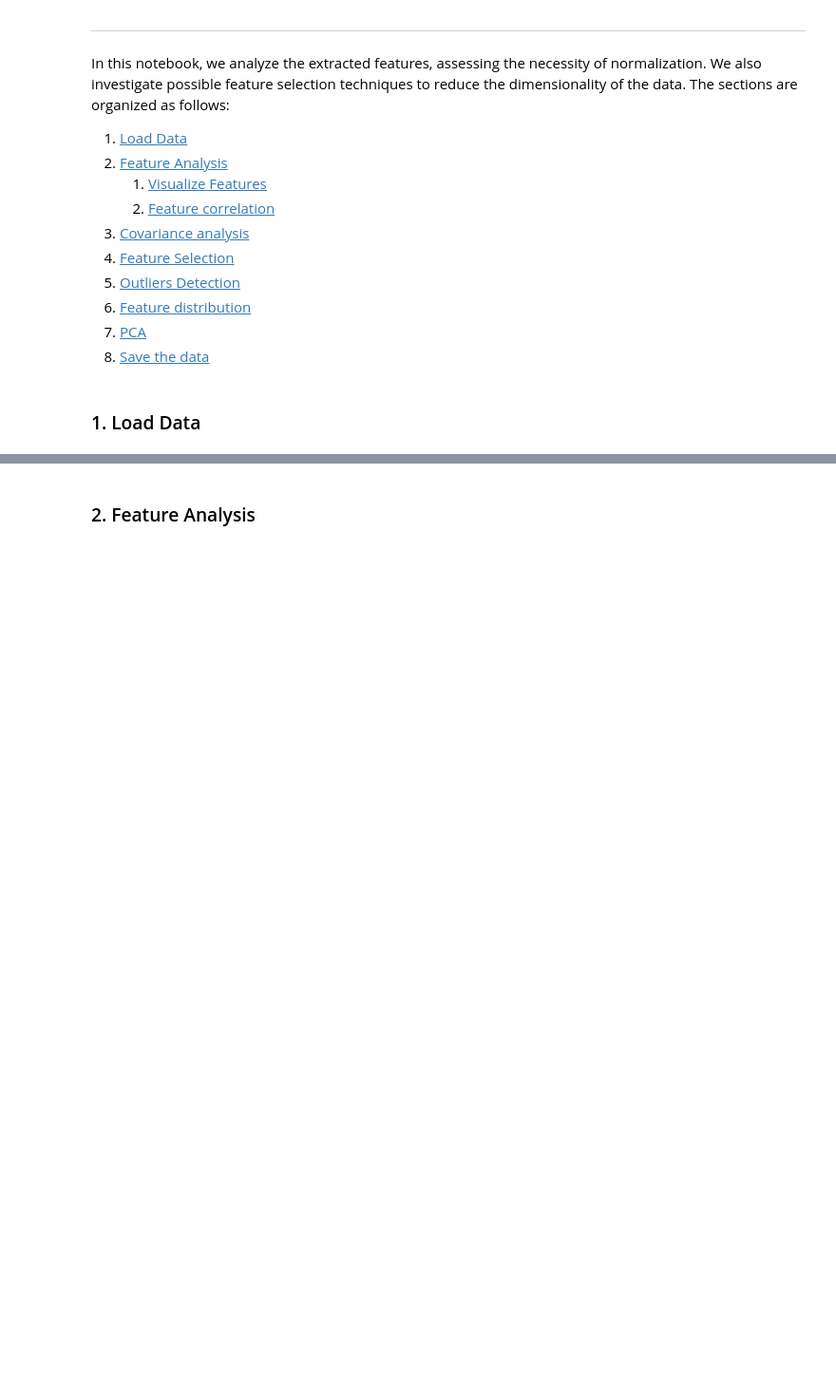
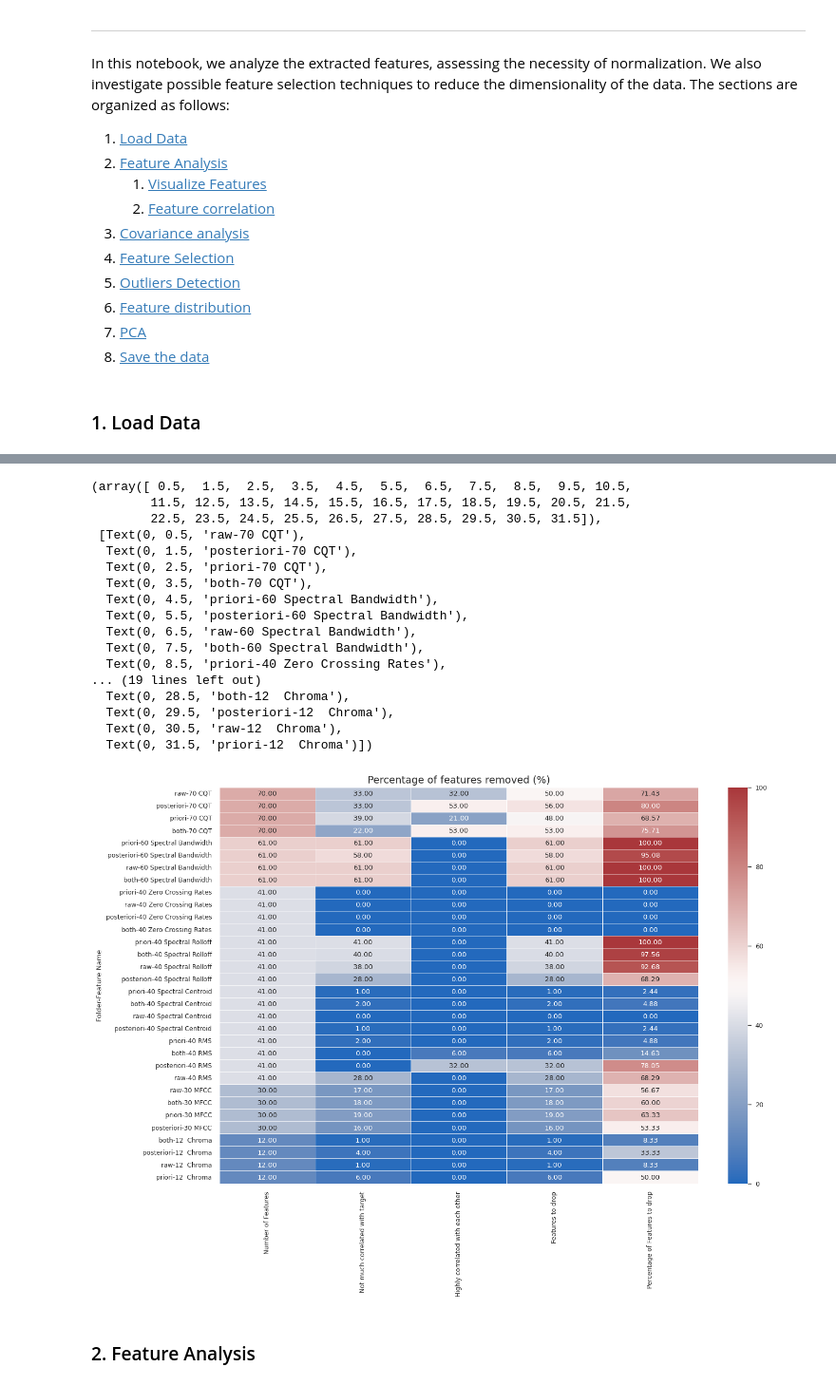
Before and after one commit to DavideLigari01/advanced-biomedical-project, a Jupyter notebook: notebooks/feature_analysis/remove_correlated_features.ipynb, the cells around one changed output, grey strips where cells are left out. Shown at 95% size. Cells and saved outputs as stored; diff of their text form; code cells hidden in the pictures; blank space fills up the shorter version.

```diff
--- a/notebooks/feature_analysis/remove_correlated_features.ipynb
+++ b/notebooks/feature_analysis/remove_correlated_features.ipynb
@@ -26,3 +26,10 @@ sys.path.append("../")
 import pandas as pd
 from utils import remove_highly_correlated_features
 from scipy.stats import spearmanr
+
+import matplotlib.pyplot as plt
+
+plt.style.use("seaborn-v0_8-paper")
+import seaborn as sns
+
+sns.set_theme(context="paper", font_scale=1)
@@ -242,3 +285,50 @@ Saving filtered data
+# %%
+info_df["Percentage of Features to drop"] = (
+    info_df["Features to drop"] / info_df["Number of Features"]
+) * 100
+
+info_df.sort_values("Feature Name", ascending=False, inplace=True)
+info_df[info_df["Percentage of Features to drop"] >= 70]
+info_df.set_index(
+    [
+        "Folder",
+        "Feature Name",
+    ], inplace=True
+)
+
+plt.figure(figsize=(15, 10))
+sns.set_theme(context="paper", font_scale=1)
+
+sns.heatmap(
+    info_df,
+    annot=True,
+    cmap="vlag",
+    fmt=".2f",
+    vmax=100,
+    vmin=0,
+    linewidths=0.5,
+)
+plt.title("Percentage of features removed (%)", fontsize=14)
+plt.yticks(rotation=0)
+# %% [output]
+(array([ 0.5,  1.5,  2.5,  3.5,  4.5,  5.5,  6.5,  7.5,  8.5,  9.5, 10.5,
+        11.5, 12.5, 13.5, 14.5, 15.5, 16.5, 17.5, 18.5, 19.5, 20.5, 21.5,
+        22.5, 23.5, 24.5, 25.5, 26.5, 27.5, 28.5, 29.5, 30.5, 31.5]),
+ [Text(0, 0.5, 'raw-70 CQT'),
+  Text(0, 1.5, 'posteriori-70 CQT'),
+  Text(0, 2.5, 'priori-70 CQT'),
+  Text(0, 3.5, 'both-70 CQT'),
+  Text(0, 4.5, 'priori-60 Spectral Bandwidth'),
+  Text(0, 5.5, 'posteriori-60 Spectral Bandwidth'),
+  Text(0, 6.5, 'raw-60 Spectral Bandwidth'),
+  Text(0, 7.5, 'both-60 Spectral Bandwidth'),
+  Text(0, 8.5, 'priori-40 Zero Crossing Rates'),
+... (19 lines left out)
+  Text(0, 28.5, 'both-12  Chroma'),
+  Text(0, 29.5, 'posteriori-12  Chroma'),
+  Text(0, 30.5, 'raw-12  Chroma'),
+  Text(0, 31.5, 'priori-12  Chroma')])
+[figure, added]
 # %% [markdown]
 ### 2. Feature Analysis
 # %% [markdown]
```
Also changed, not shown: parts of 5 cells of this notebook, 1 other file.
